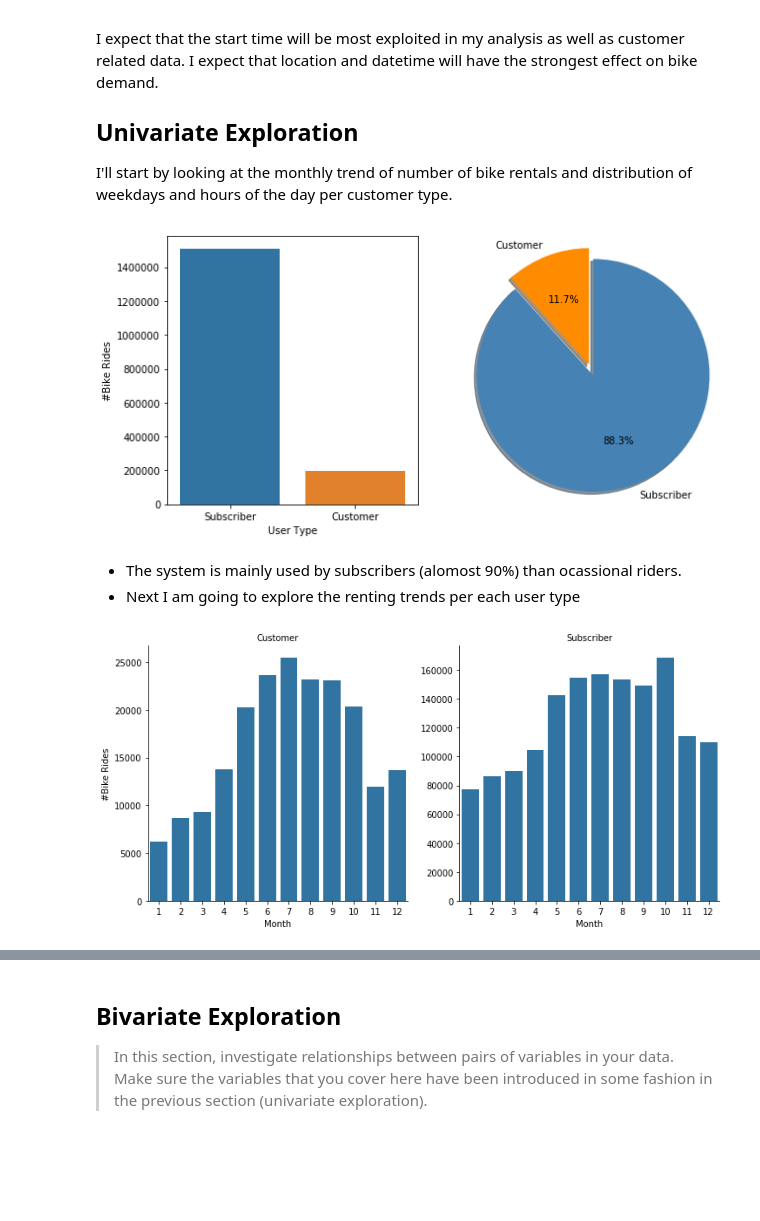
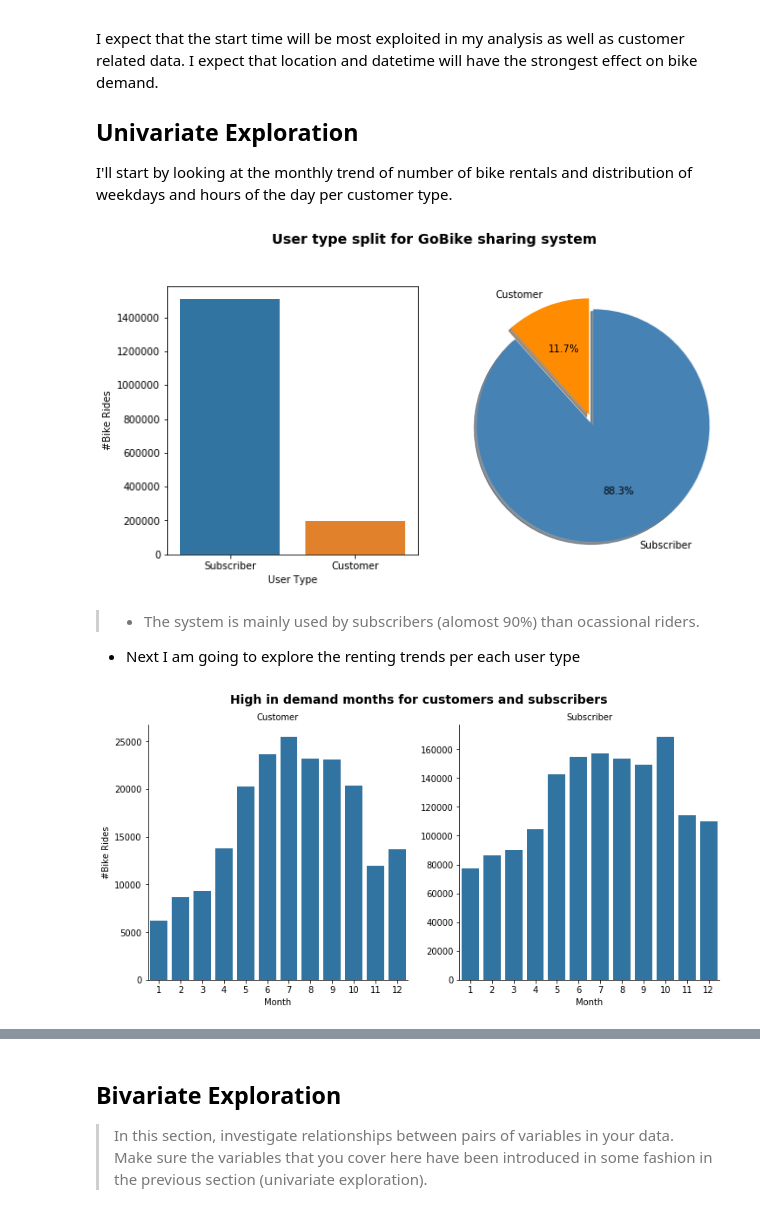
Before and after one commit to alexmathew95/DAND-Project_4, a Jupyter notebook: exploration.ipynb, the cells around one changed output, grey strips where cells are left out. Drawn from its saved outputs; the diff is of its cells as text; code cells hidden in the pictures; blank space fills up the shorter version.

Commit message:
Univariate charts polishing and write-up

```diff
--- a/exploration.ipynb
+++ b/exploration.ipynb
@@ -372,34 +372,39 @@ customer_proportion = customer / df_clean['bike_id'].count()
 subscriber_proportion = subscriber / df_clean['bike_id'].count()
 # %%
 plt.figure(figsize = [10, 5])
+
+# code for the bar chart
 plt.subplot(1, 2, 1)
+
 g = sns.countplot(data=df_clean, x="user_type", order=df_clean.user_type.value_counts().index)
 g.set_xlabel('User Type')
 g.set_ylabel('#Bike Rides')
 
+# code for the pie chart
 plt.subplot(1, 2, 2)
-
-second_color = sns.color_palette()[1]
 
 labels = ['Customer', 'Subscriber']
 sizes = [customer_proportion, subscriber_proportion]
 colors = ['darkorange', 'steelblue']
 explode = (0, 0.1)
 
 plt.pie(sizes, explode=explode, labels=labels, colors = colors,
         autopct='%1.1f%%', shadow=True, startangle=90)
-plt.axis('equal');
+plt.axis('equal')
+
+plt.suptitle('User type split for GoBike sharing system', y=1.03, fontsize=14, fontweight='semibold');
 # %% [output]
-[figure, old version]
+[figure, new version]
 # %% [markdown]
-* The system is mainly used by subscribers (alomost 90%) than ocassional riders.
+> * The system is mainly used by subscribers (alomost 90%) than ocassional riders.
 * Next I am going to explore the renting trends per each user type
 # %%
 # monthly usege of the bike sharing system per user type
 g = sns.catplot(data=df_clean, x='start_time_month', col="user_type", kind='count', sharey = False,
             color = base_color)
 g.set_axis_labels("Month", "#Bike Rides")
-g.set_titles("{col_name}");
+g.set_titles("{col_name}")
+g.fig.suptitle('High in demand months for customers and subscribers', y=1.03, fontsize=14, fontweight='semibold');
 # %% [output]
-[figure, old version]
+[figure, new version]
 # %% [markdown]
```
Also changed, not shown: parts of 12 cells of this notebook.
